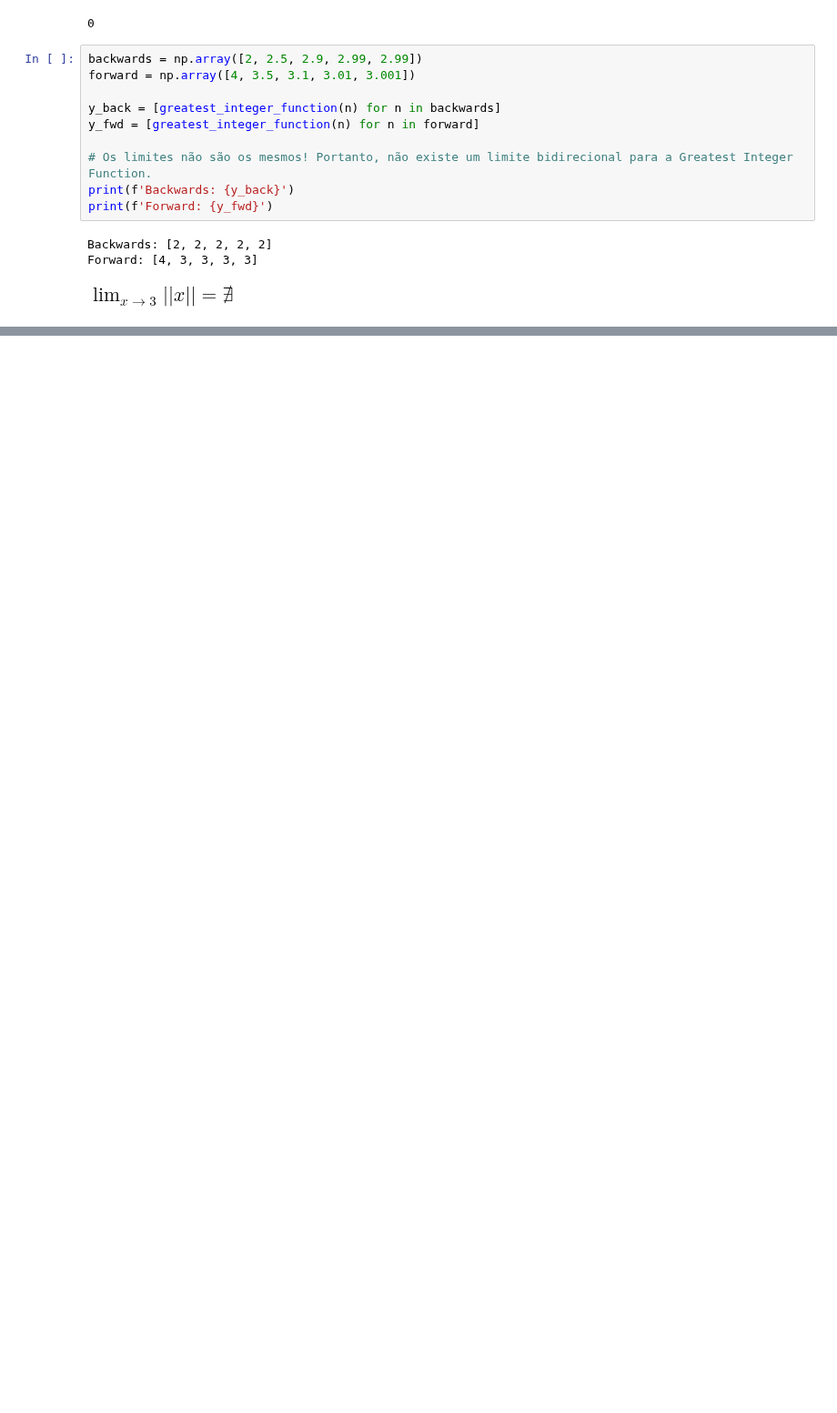
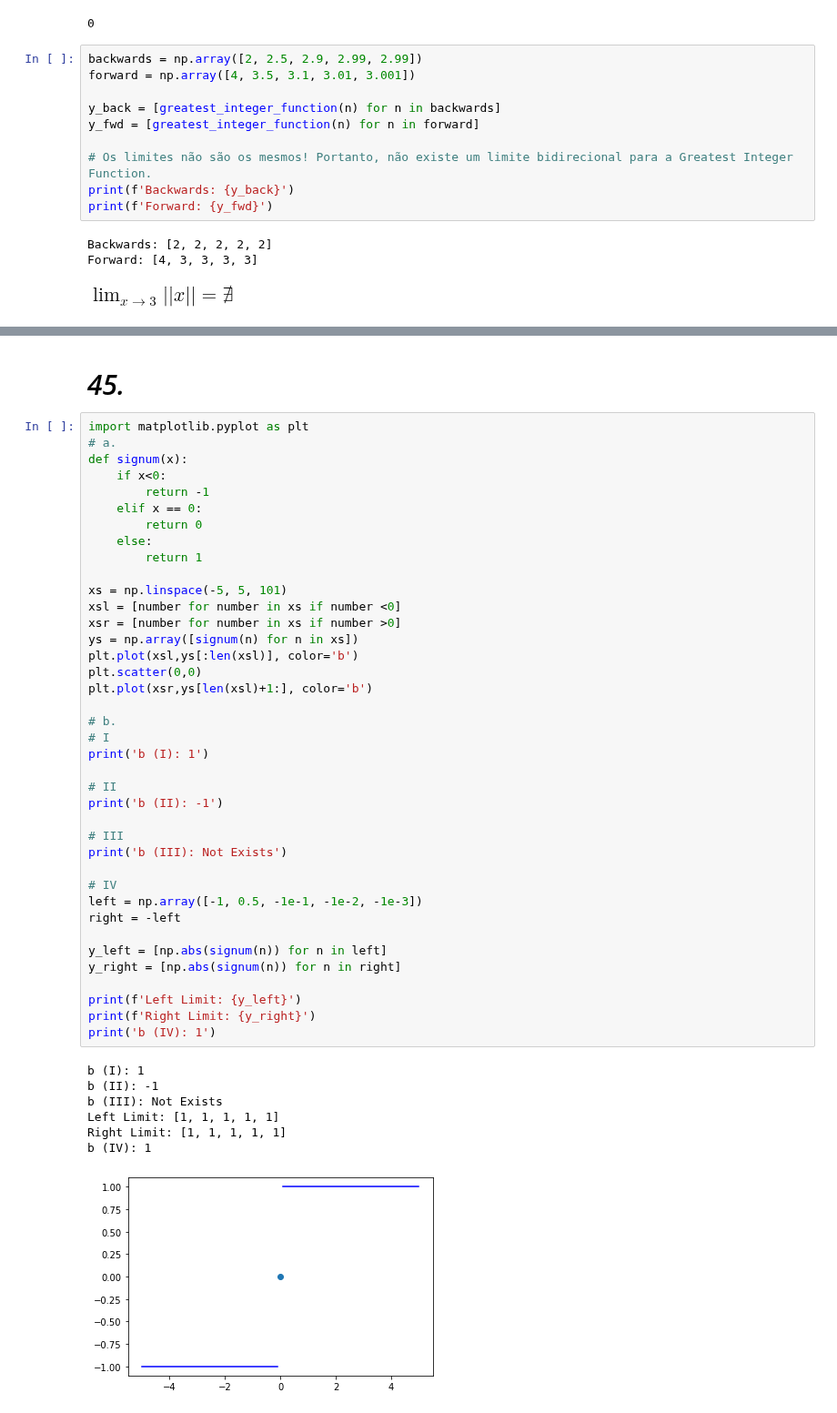
Before and after one commit to felipesveiga/Calculus, a Jupyter notebook: Chapter 2/stewart2.ipynb, the cells around one changed output, grey strips where cells are left out. Shown at 91% size. Cells and saved outputs as stored; diff of their text form; blank space fills up the shorter version.

```diff
--- a/Chapter 2/stewart2.ipynb
+++ b/Chapter 2/stewart2.ipynb
@@ -1141,0 +1194,49 @@ Forward: [4, 3, 3, 3, 3]
+# %% [markdown]
+<h3 style='font-size:30px;font-style:italic'> 45.</h3>
+# %%
+import matplotlib.pyplot as plt
+# a.
+def signum(x):
+    if x<0:
+        return -1
+    elif x == 0:
+        return 0
+    else:
+        return 1
+
+xs = np.linspace(-5, 5, 101)
+xsl = [number for number in xs if number <0]
+xsr = [number for number in xs if number >0]
+ys = np.array([signum(n) for n in xs])
+plt.plot(xsl,ys[:len(xsl)], color='b')
+plt.scatter(0,0)
+plt.plot(xsr,ys[len(xsl)+1:], color='b')
+
+# b.
+# I
+print('b (I): 1')
+
+# II
+print('b (II): -1')
+
+# III
+print('b (III): Not Exists')
+
+# IV
+left = np.array([-1, 0.5, -1e-1, -1e-2, -1e-3])
+right = -left
+
+y_left = [np.abs(signum(n)) for n in left]
+y_right = [np.abs(signum(n)) for n in right]
+
+print(f'Left Limit: {y_left}')
+print(f'Right Limit: {y_right}')
+print('b (IV): 1')
+# %% [output]
+b (I): 1
+b (II): -1
+b (III): Not Exists
+Left Limit: [1, 1, 1, 1, 1]
+Right Limit: [1, 1, 1, 1, 1]
+b (IV): 1
+[figure, added]
```
Also changed, not shown: parts of 17 cells of this notebook, 1 other file.
